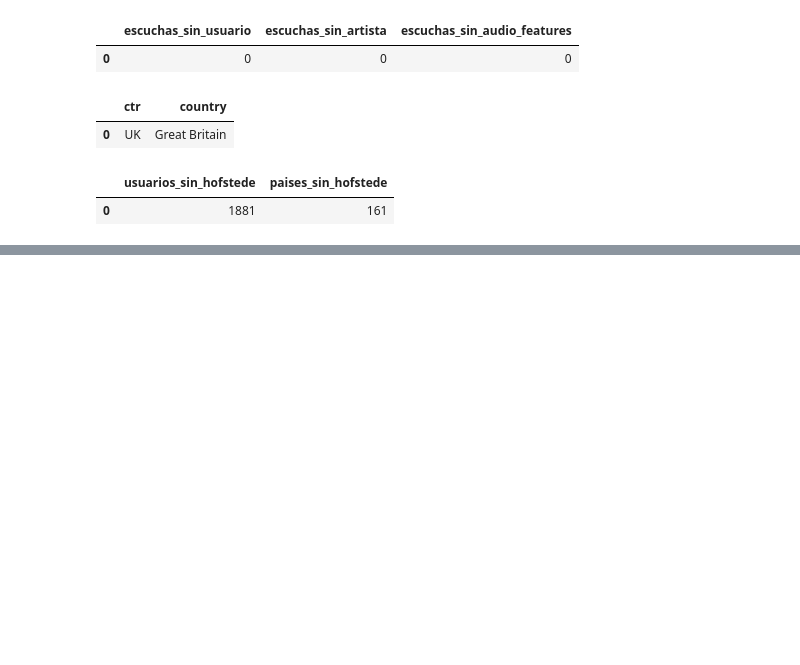
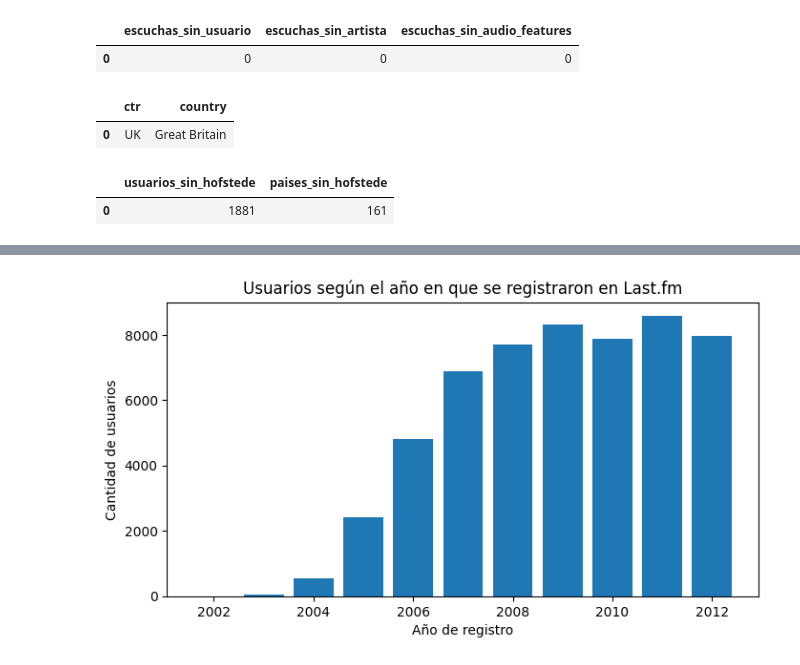
Before and after one commit to marianagrau99/musica-por-pais, a Jupyter notebook: 01_exploracion_calidad.ipynb, the cells around one changed output, grey strips where cells are left out. Saved outputs shown, nothing was run; the diff lists cells and outputs as text; code cells hidden in the pictures; blank space fills up the shorter version.

```diff
--- a/01_exploracion_calidad.ipynb
+++ b/01_exploracion_calidad.ipynb
@@ -792,0 +894,19 @@ A partir del diagnóstico de calidad, se establecen las siguientes reglas de neg
+# %%
+# 4.1.d Año de registro
+
+# year() saca el año de la fecha de registro
+registro = q("""
+    SELECT year(to_timestamp(registered_unixtime)) AS anio, COUNT(*) AS usuarios
+    FROM users
+    GROUP BY anio
+    ORDER BY anio
+""")
+
+plt.figure(figsize=(8, 4))
+plt.bar(registro["anio"], registro["usuarios"])
+plt.title("Usuarios según el año en que se registraron en Last.fm")
+plt.xlabel("Año de registro")
+plt.ylabel("Cantidad de usuarios")
+plt.show()
+# %% [output]
+[figure, added]
```
Also changed, not shown: parts of 41 cells of this notebook, 3 other files.
